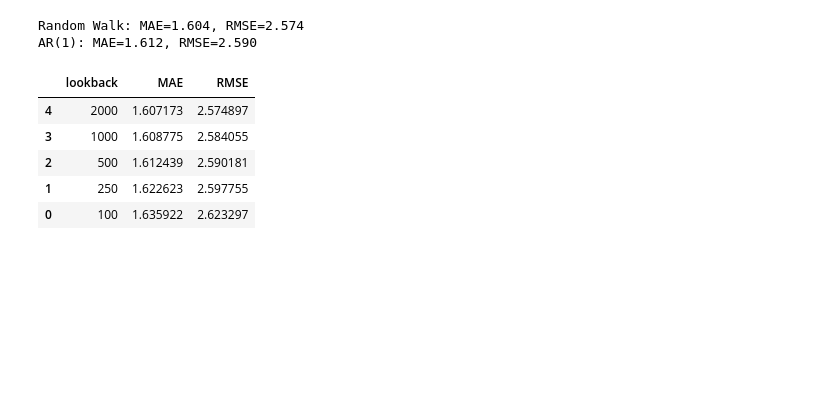
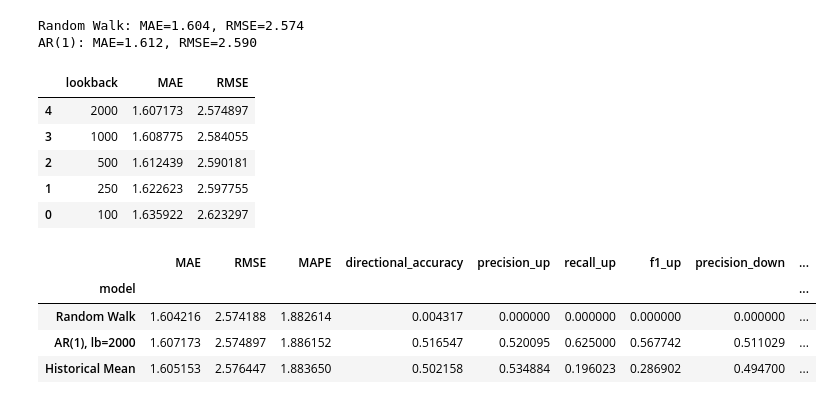
Before and after one commit to airrehn/Sample-Taxed, a Jupyter notebook: notebooks/01_explore_data.ipynb, the cells around one changed output. Cells and saved outputs as stored; diff of their text form; code cells hidden in the pictures; blank space fills up the shorter version.

Commit message:
Added more evaluation metrics and compiled into 1 funct

```diff
--- a/notebooks/01_explore_data.ipynb
+++ b/notebooks/01_explore_data.ipynb
@@ -127,3 +128,29 @@ summary_df.sort_values("RMSE")
 | 2 | 500 | 1.612439 | 2.590181 |
 | 1 | 250 | 1.622623 | 2.597755 |
 | 0 | 100 | 1.635922 | 2.623297 |
+# %%
+spot = load_brent_spot(start="2000-01-01")
+
+data = spot.copy()
+data["log_return"] = log_returns(data, col="brent_spot")
+data = data.dropna()
+
+rw_results = walk_forward(data, horizon=1, start_date="2024-01-01", end_date="2026-09-30", forecast_funct=random_walk_forecast)
+ar1_results = walk_forward(data, horizon=1, start_date="2024-01-01", end_date="2026-09-30", forecast_funct=ar1_forecast, lookback=2000)
+mean_results = walk_forward(data, horizon=1, start_date="2024-01-01", end_date="2026-09-30", forecast_funct=historical_mean_forecast, lookback=500)
+
+vol = realised_volatility(data)
+
+results_dict = {
+    "Random Walk": rw_results,
+    "AR(1), lb=2000": ar1_results,
+    "Historical Mean": mean_results,
+}
+
+compare_models(results_dict, volatility=vol)
+# %% [output]
+|  | MAE | RMSE | MAPE | directional_accuracy | precision_up | recall_up | f1_up | precision_down | ... |
+| model |  |  |  |  |  |  |  |  | ... |
+| Random Walk | 1.604216 | 2.574188 | 1.882614 | 0.004317 | 0.000000 | 0.000000 | 0.000000 | 0.000000 | ... |
+| AR(1), lb=2000 | 1.607173 | 2.574897 | 1.886152 | 0.516547 | 0.520095 | 0.625000 | 0.567742 | 0.511029 | ... |
+| Historical Mean | 1.605153 | 2.576447 | 1.883650 | 0.502158 | 0.534884 | 0.196023 | 0.286902 | 0.494700 | ... |
```
Also changed, not shown: parts of 1 cell of this notebook, 2 other files.
